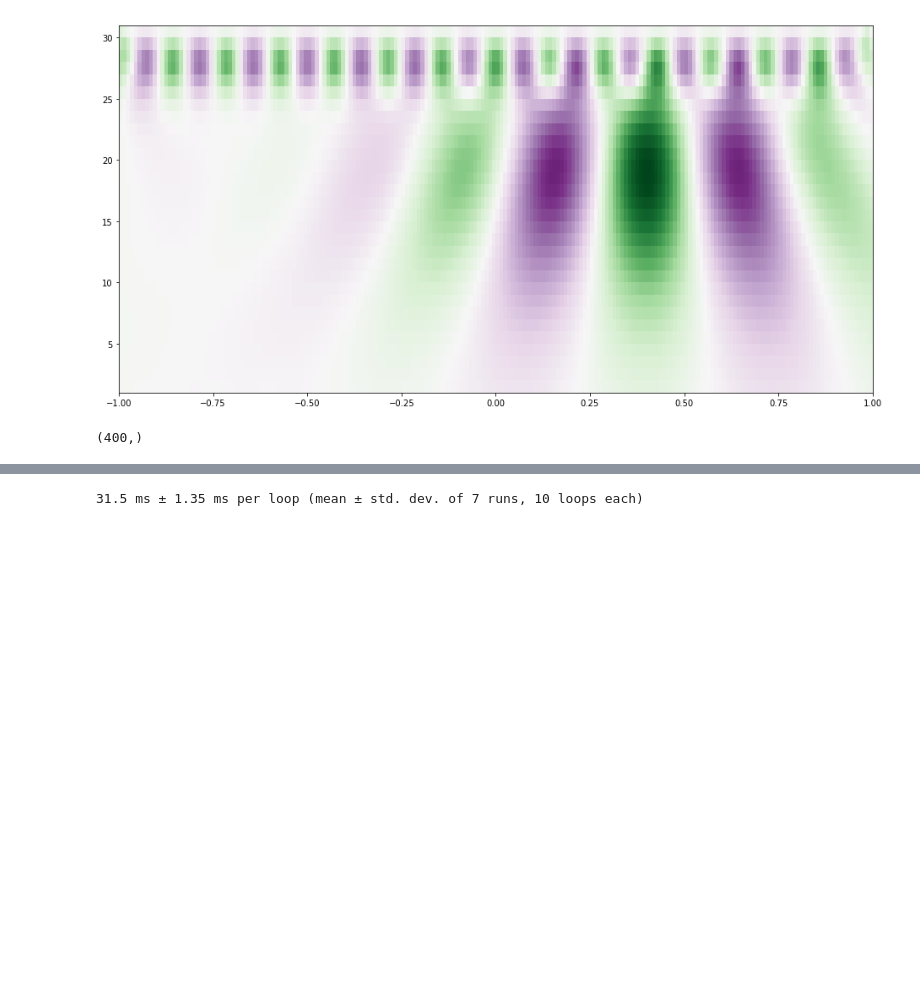
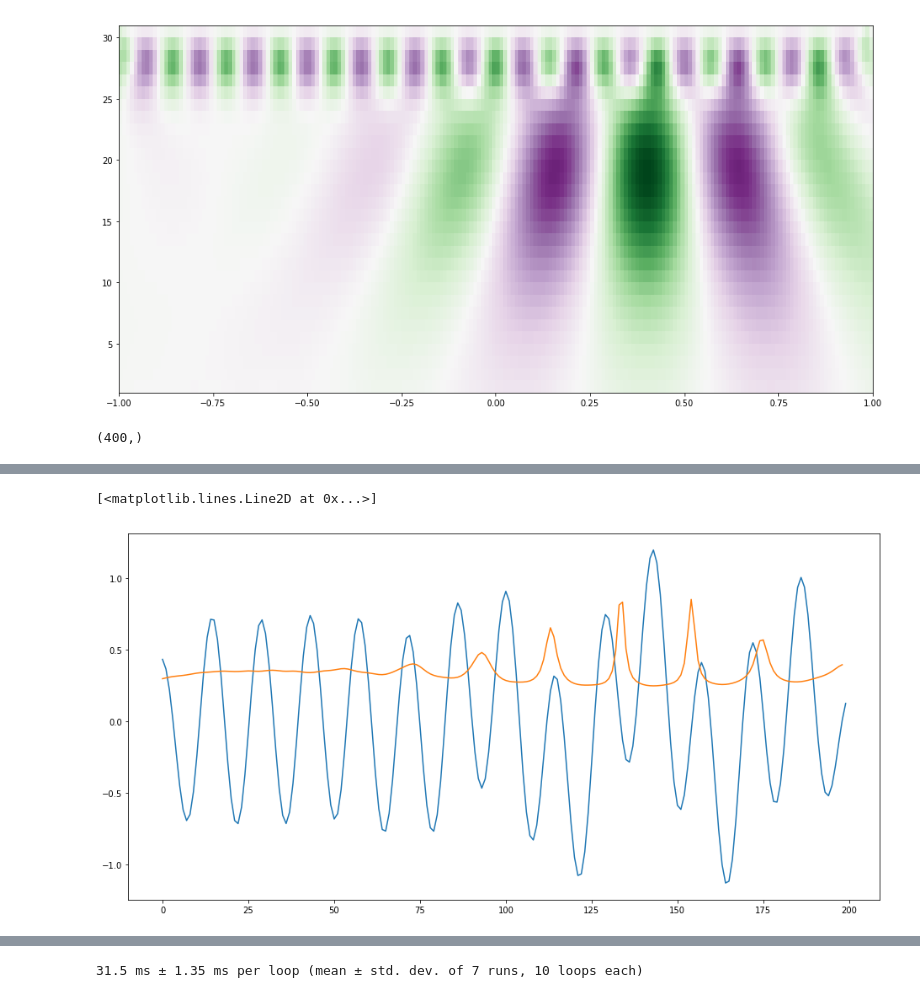
Before and after one commit to xkortex/SigFlux, a Jupyter notebook: devnb/test_wavelets.ipynb, the cells around one changed output, grey strips where cells are left out. Cells and saved outputs as stored; diff of their text form; code cells hidden in the pictures; blank space fills up the shorter version.

```diff
--- a/devnb/test_wavelets.ipynb
+++ b/devnb/test_wavelets.ipynb
@@ -336,0 +343,14 @@ in1 (200,) fshape [400]
+# %%
+fs = 5
+analytic_signal = turbo_cwt(sig, cwtlets.hatlet, widths)
+amplitude_envelope = np.abs(analytic_signal)
+instantaneous_phase = np.unwrap(np.angle(analytic_signal))
+instantaneous_frequency = (np.diff(instantaneous_phase) /
+                                    (2.0*np.pi) * fs)
+# %%
+n = 40
+plt.plot(analytic_signal[n]/3)
+plt.plot(instantaneous_frequency[n])
+# %% [output]
+[<matplotlib.lines.Line2D at 0x...>]
+[figure, added]
```
Also changed, not shown: parts of 14 cells of this notebook, 4 other files.
